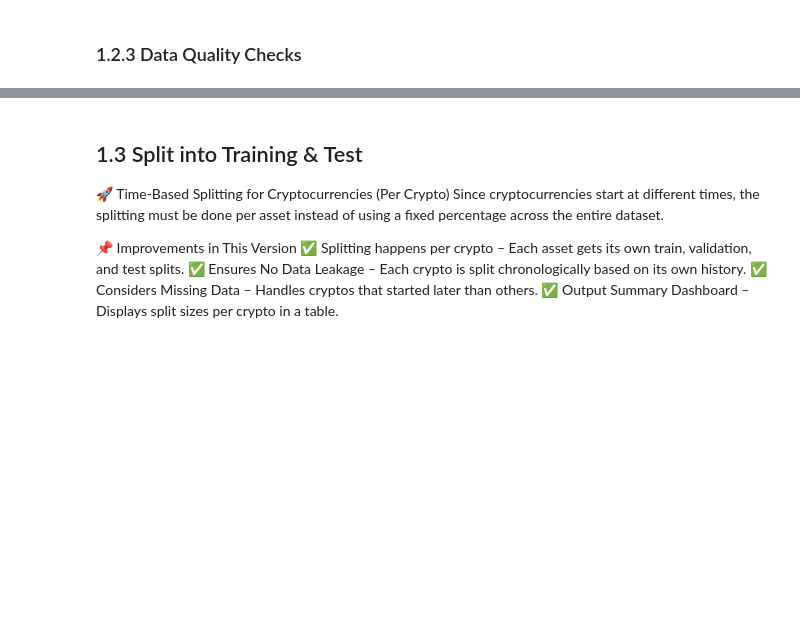
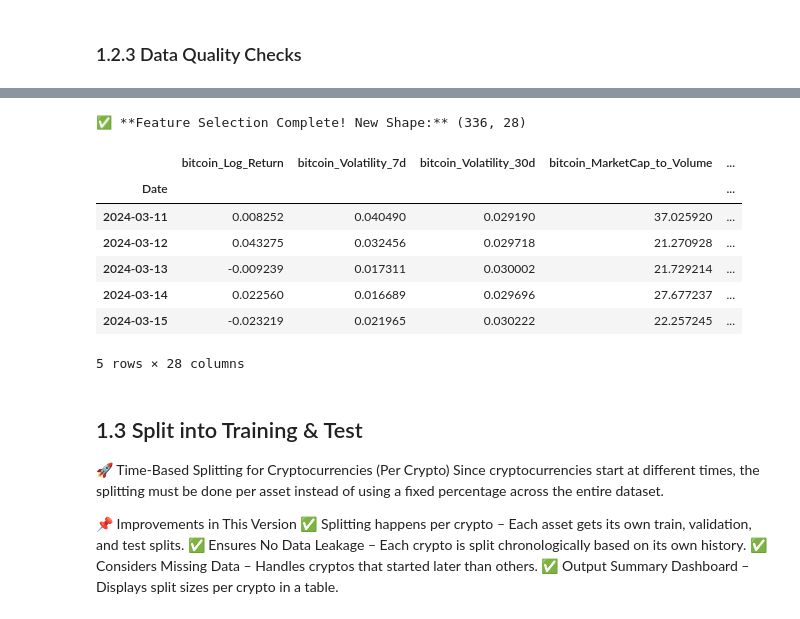
Before and after one commit to NatP-dev/Complete-Python-3-Bootcamp, a Jupyter notebook: Welcome_to_Colaboratory.ipynb, the cells around one changed output, grey strips where cells are left out. Drawn from its saved outputs; the diff is of its cells as text; code cells hidden in the pictures; blank space fills up the shorter version.

```diff
--- a/Welcome_to_Colaboratory.ipynb
+++ b/Welcome_to_Colaboratory.ipynb
@@ -219,6 +219,8 @@ Fetching daily data for ripple...
 # %% [markdown]
 ## 1.2 Data Cleaning
 # %%
+import pandas as pd
+
 ############################### DATA CLEANING ###############################
 
 ################################ BASIC CHECKS ########################
@@ -226,10 +228,9 @@ Fetching daily data for ripple...
 print("\n✅ Dataset Info:")
 print(final_df.info())
 
-
 ################################ MIN DATE PER CRYPTO (Without NaN) ########################
 # 1️⃣ Get the first available date where each crypto has actual data (not NaN)
-min_dates = final_df.apply(lambda col: col.dropna().index.min())
+min_dates = final_df.apply(lambda col: col.first_valid_index())
 
 print("\n📅 Minimum Start Date for Each Crypto (Excluding NaN values):")
 print(min_dates)
@@ -240,7 +241,8 @@ missing_counts = {}
 
 for col in final_df.columns:
     start_date = min_dates[col]  # Get the first valid date for the crypto
-    missing_counts[col] = final_df.loc[start_date:][col].isnull().sum()  # Count NaNs from min date onward
+    if pd.notna(start_date):  # Ensure we have a valid start date
+        missing_counts[col] = final_df.loc[start_date:][col].isnull().sum()  # Count NaNs from min date onward
 
 # Convert to DataFrame for better readability
 missing_df = pd.DataFrame.from_dict(missing_counts, orient='index', columns=['Missing Values'])
@@ -252,9 +254,8 @@ print(missing_df)
 # 3️⃣ Apply forward fill only after the crypto's start date
 for col in final_df.columns:
     start_date = min_dates[col]
-
-    # Forward fill missing values AFTER the start date
-    final_df.loc[start_date:, col] = final_df.loc[start_date:, col].ffill()
+    if pd.notna(start_date):  # Ensure we have a valid start date (only where data exists is recognized as the first date)
+        final_df.loc[start_date:, col] = final_df.loc[start_date:, col].ffill()
 
 print("\n✅ Missing values have been forward-filled only after each crypto's start date.")
 
@@ -582,3 +700,28 @@ print("\n✅ **Data Quality Dashboard Complete! Ready for Splitting.**\n")
+# %%
+############################### ✅ FEATURE SELECTION ###############################
+
+# ✅ Keep only the most relevant features (remove highly correlated ones)
+selected_features = [
+    col for col in df_features.columns if any(
+        key in col for key in ["Log_Return", "Volatility", "MarketCap_to_Volume"]
+    )
+]
+
+# Create a refined DataFrame
+df_selected = df_features[selected_features]
+
+print("\n✅ **Feature Selection Complete! New Shape:**", df_selected.shape)
+display(df_selected.head())
+# %% [output]
+✅ **Feature Selection Complete! New Shape:** (336, 28)
+|  | bitcoin_Log_Return | bitcoin_Volatility_7d | bitcoin_Volatility_30d | bitcoin_MarketCap_to_Volume | ... |
+| Date |  |  |  |  | ... |
+| 2024-03-11 | 0.008252 | 0.040490 | 0.029190 | 37.025920 | ... |
+| 2024-03-12 | 0.043275 | 0.032456 | 0.029718 | 21.270928 | ... |
+| 2024-03-13 | -0.009239 | 0.017311 | 0.030002 | 21.729214 | ... |
+| 2024-03-14 | 0.022560 | 0.016689 | 0.029696 | 27.677237 | ... |
+| 2024-03-15 | -0.023219 | 0.021965 | 0.030222 | 22.257245 | ... |
+5 rows × 28 columns
 # %% [markdown]
 ## 1.3 Split into Training & Test
 🚀 Time-Based Splitting for Cryptocurrencies (Per Crypto)
```
Also changed, not shown: parts of 19 cells of this notebook.
